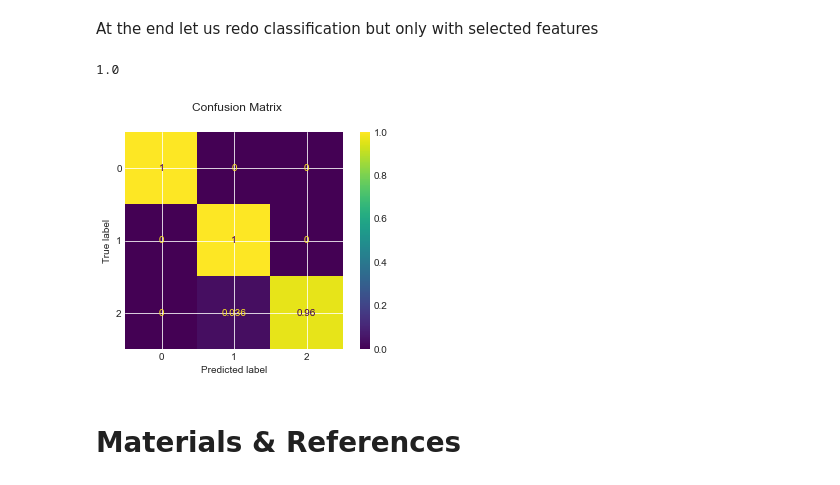
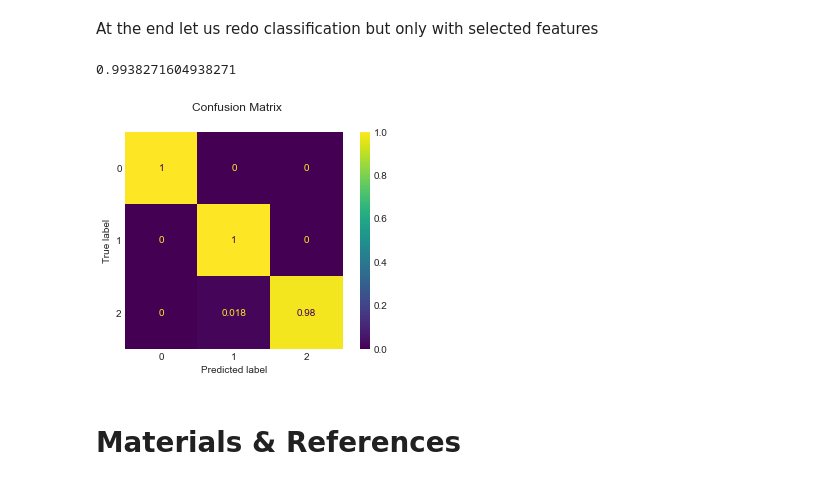
Before and after one commit to zappaz00/6_feature_engineering_selection, a Jupyter notebook: homework.ipynb, the cells around one changed output. Cells and saved outputs as stored; diff of their text form; code cells hidden in the pictures.

```diff
--- a/homework.ipynb
+++ b/homework.ipynb
@@ -517,18 +525,19 @@ plt.imshow(mask);
 # %% [markdown]
 At the end let us redo  classification but only with selected features
 # %%
-clf = RandomForestClassifier(max_depth=13)
+clf = RandomForestClassifier(max_depth=13, random_state=42)
 
 X_train_filtered = feat_selector.transform(np.array(X_train))
 X_val_filtered = feat_selector.transform(np.array(X_val))
 
 train_acc, test_acc = fit_evaluate(clf, X_train_filtered, y_train, X_val_filtered, y_val)
+plt.grid(False)
 
-acc = train_acc
+acc = test_acc
 print(acc)
 # %% [output]
-1.0
+0.9938271604938271
-[figure, old version]
+[figure, new version]
 # %%
 assert acc > 0.99
 # %% [markdown]
```
Also changed, not shown: parts of 10 cells of this notebook.
